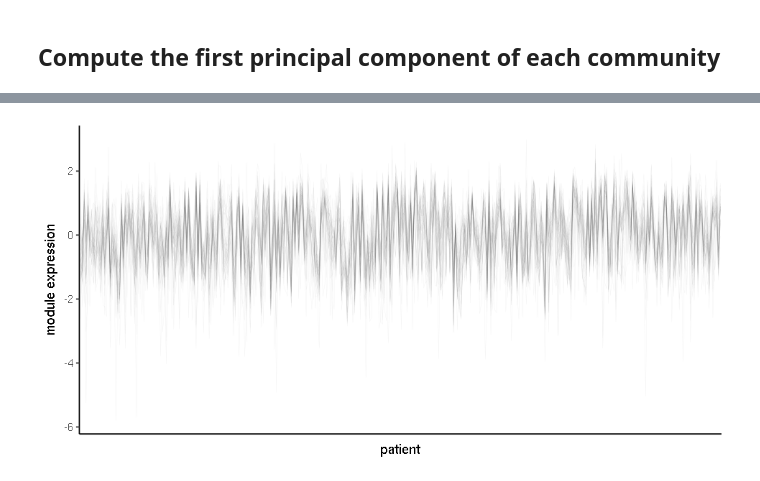
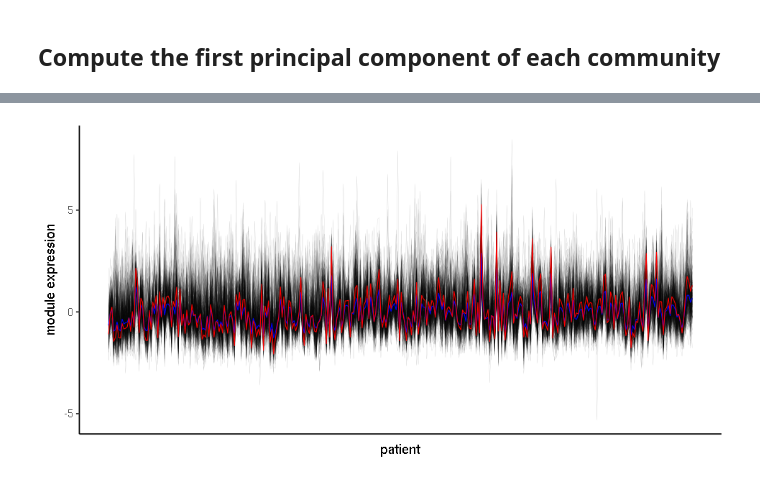
Before and after one commit to Mamie/MethylationPrediction, a Jupyter notebook: notebook/Figueroa/eigengene methylation profile.ipynb, the cells around one changed output, grey strips where cells are left out. Cells and saved outputs as stored; diff of their text form; code cells hidden in the pictures.

Commit message:
Implement the eigenvector of methylation module

```diff
--- a/notebook/Figueroa/eigengene methylation profile.ipynb
+++ b/notebook/Figueroa/eigengene methylation profile.ipynb
@@ -48,9 +39,0 @@ table(methylation$communities)
-# %%
-methylation.community19 = methylation %>%
-  filter(communities == 19) %>%
-  select(-c(communities))
-res.pr = prcomp(t(methylation.community19[,-1]))
-# %%
-plot.data = data.frame(t(methylation.community19[,-1]))
-colnames(plot.data) = unlist(methylation.community19[,1])
-plot.data$patient = rownames(plot.data)
@@ -69,10 +40,32 @@ PC1 = data.frame(patient=rownames(plot.data), PC1=res.pr$x[,1]) # it looks like
-# %%
-options(repr.plot.width=8, repr.plot.height=4)
-plot.data %>%
-  gather(probe, level, -patient) %>%
-  ggplot(data=.) +
-    geom_line(aes(x=patient, y=level, group=probe), alpha=0.05, size=0.1) +
-    theme_classic() + theme(axis.text.x=element_blank(), axis.ticks.x=element_blank()) +
-   xlab('patient') + ylab('module expression')
-# %% [output]
-[figure, removed]
+# %%
+# Example with community 19
+methylation.community19 = methylation %>%
+  filter(communities == 16) %>%
+  select(-c(communities))
+res.pr = prcomp(t(methylation.community19[,-1]), scale=F, retx=T)
+
+methylation.community19 <- methylation.community19 %>%
+  group_by(Genes) %>%
+  mutate(i = seq(1, n())) %>%
+  unite(Genes, Genes, i, sep='.')
+
+plot.data = data.frame(t(methylation.community19[,-1]))
+colnames(plot.data) = unlist(methylation.community19[,1])
+patients = seq(dim(plot.data)[1])
+plot.data$patient = patients
+
+community.median = data.frame(patient=plot.data$patient, median=apply(methylation.community19[,-1], 2, median)) # it looks like PC is in different scale compared with the original values
+PC1 = data.frame(patient=plot.data$patient, PC1=-res.pr$x[,1]/res.pr$sdev[1])
+
+options(repr.plot.width=8, repr.plot.height=4)
+p <- plot.data %>%
+  gather(probe, level, -patient) %>%
+  ggplot(data=.) +
+    geom_line(aes(x=patient, y=level, group=probe), size=0.05, alpha=0.2) +
+    geom_line(data=community.median, aes(x=patient, y=median), color='blue', alpha=1, size=0.3) +
+    geom_line(data=PC1, aes(x=patient, y=PC1), color='red', alpha=1, size=0.3) +
+    theme_classic() + theme(axis.text.x=element_blank(), axis.ticks.x=element_blank()) +
+    xlab('patient') + ylab('module expression')
+p
+# %% [output]
+[figure, added]
```
Also changed, not shown: parts of 7 cells of this notebook.
